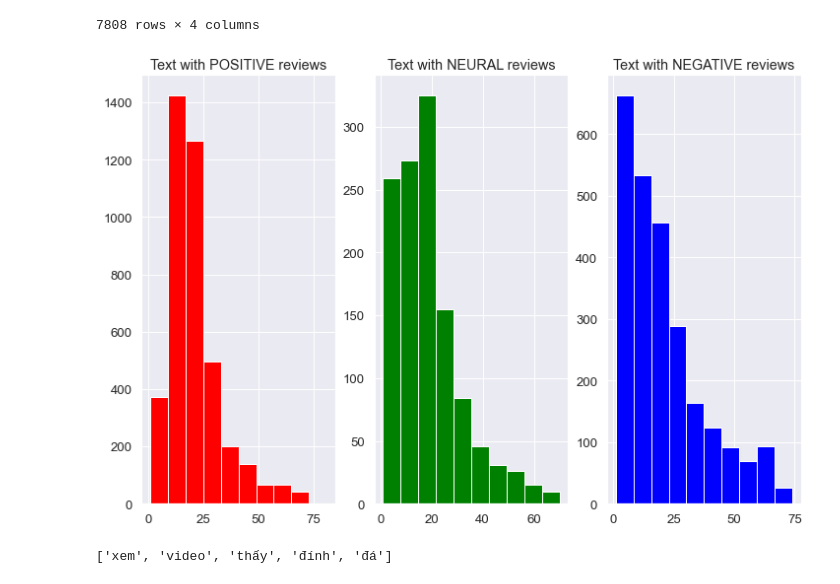
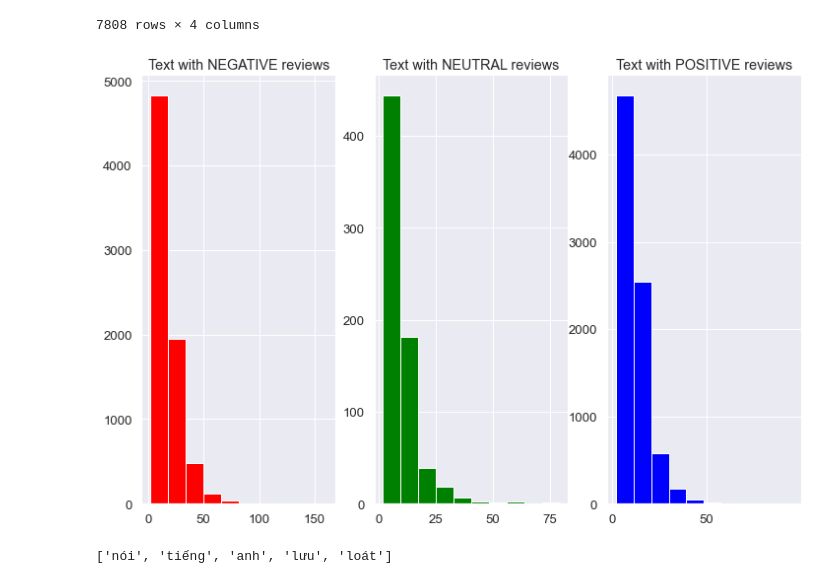
Before and after one commit to daominhkhanh20/WebMiningProject, a Jupyter notebook: EDA/eda.ipynb, the cells around one changed output. Cells and saved outputs as stored; diff of their text form; code cells hidden in the pictures.

```diff
--- a/EDA/eda.ipynb
+++ b/EDA/eda.ipynb
@@ -34,3 +34,6 @@ data.head()
+# %%
+text_col = 'sentence'
+label_col = 'lb_name'
 # %%
 data.dropna(inplace=True)
 # %%
@@ -49,9 +52,9 @@ with open('../assets/stopword/stopword.txt','r',encoding="utf8") as f:
     for word in f:
         stopwords.append(word.replace('\n',''))
 # %%
-for label in data.pred_label.unique():
+for label in data[label_col].unique():
     plt.figure(figsize = (20,20)) # Positive Review Text
-    wc = WordCloud(max_words = 2000 , width = 1600 , height = 800,stopwords=stopwords).generate(" ".join(data[data.pred_label == label].comment))
+    wc = WordCloud(max_words = 2000 , width = 1600 , height = 800,stopwords=stopwords).generate(" ".join(data[data[label_col] == label][text_col]))
     plt.imshow(wc , interpolation = 'bilinear')
     plt.savefig(f'img/{label}.png')
 # %% [output]
@@ -75,16 +78,16 @@ data
 | 7807 | có hai đề nghị của bạn sẽ có một ... | 5 | ori | positive |
 7808 rows × 4 columns
 # %%
-nb_class = len(data.pred_label.unique())
+nb_class = len(data[label_col].unique())
 list_color = ['red','green','blue']
 fig,ax=plt.subplots(1,nb_class,figsize=(12,8))
-for i,label in enumerate(data.pred_label.unique()):
-    text_len=data[data['pred_label']==label]['comment'].str.split().map(lambda x: len(x))
+for i,label in enumerate(data[label_col].unique()):
+    text_len = data[data[label_col]==label][text_col].str.split().map(lambda x: len(x))
     ax[i-1].hist(text_len,color=list_color[i-1])
     ax[i-1].set_title(f'Text with {label.upper()} reviews')
 plt.show()
 # %% [output]
-[figure, old version]
+[figure, new version]
 # %%
 def get_corpus(text):
     words = []
@@ -92,10 +95,10 @@ def get_corpus(text):
         for j in i.split():
             words.append(j.strip())
     return words
-corpus = get_corpus(data.comment)
+corpus = get_corpus(data[text_col])
 corpus[:5]
 # %% [output]
-['xem', 'video', 'thấy', 'đính', 'đá']
+['nói', 'tiếng', 'anh', 'lưu', 'loát']
 # %%
 from collections import Counter
 counter = Counter(corpus)
```
Also changed, not shown: parts of 7 cells of this notebook, 15 other files.
